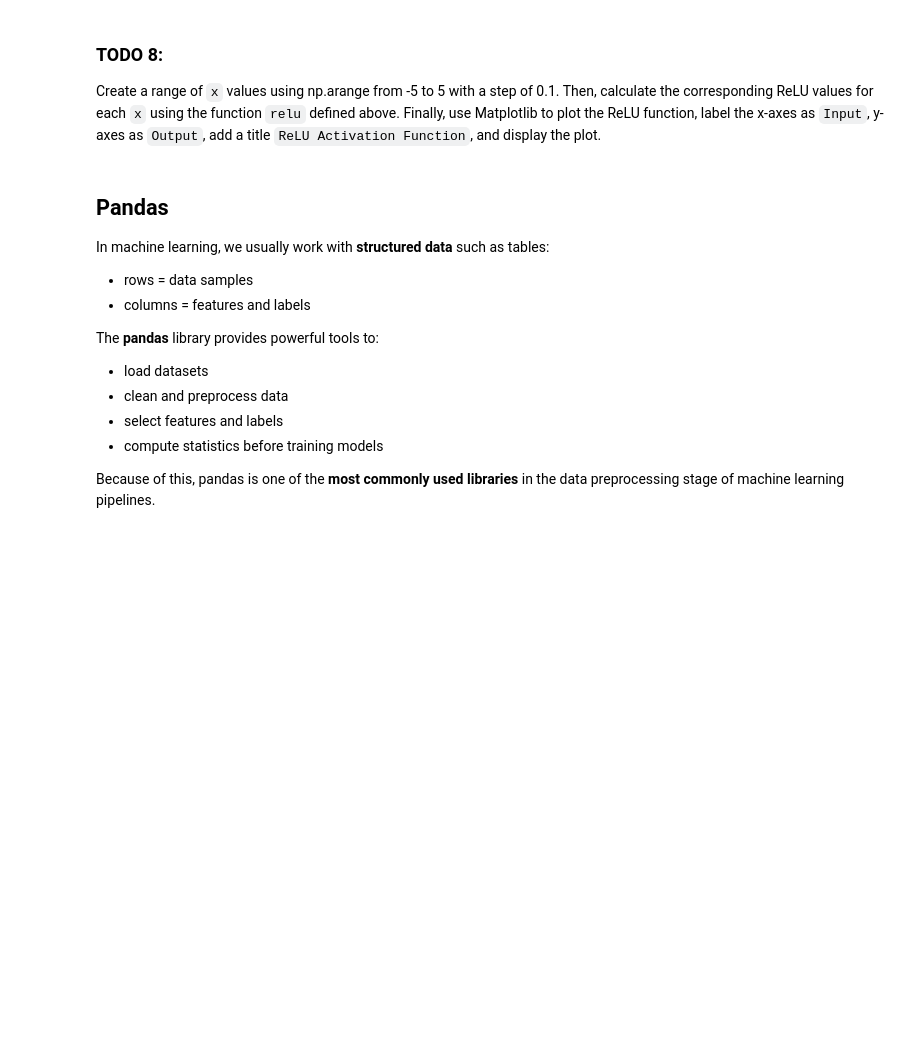
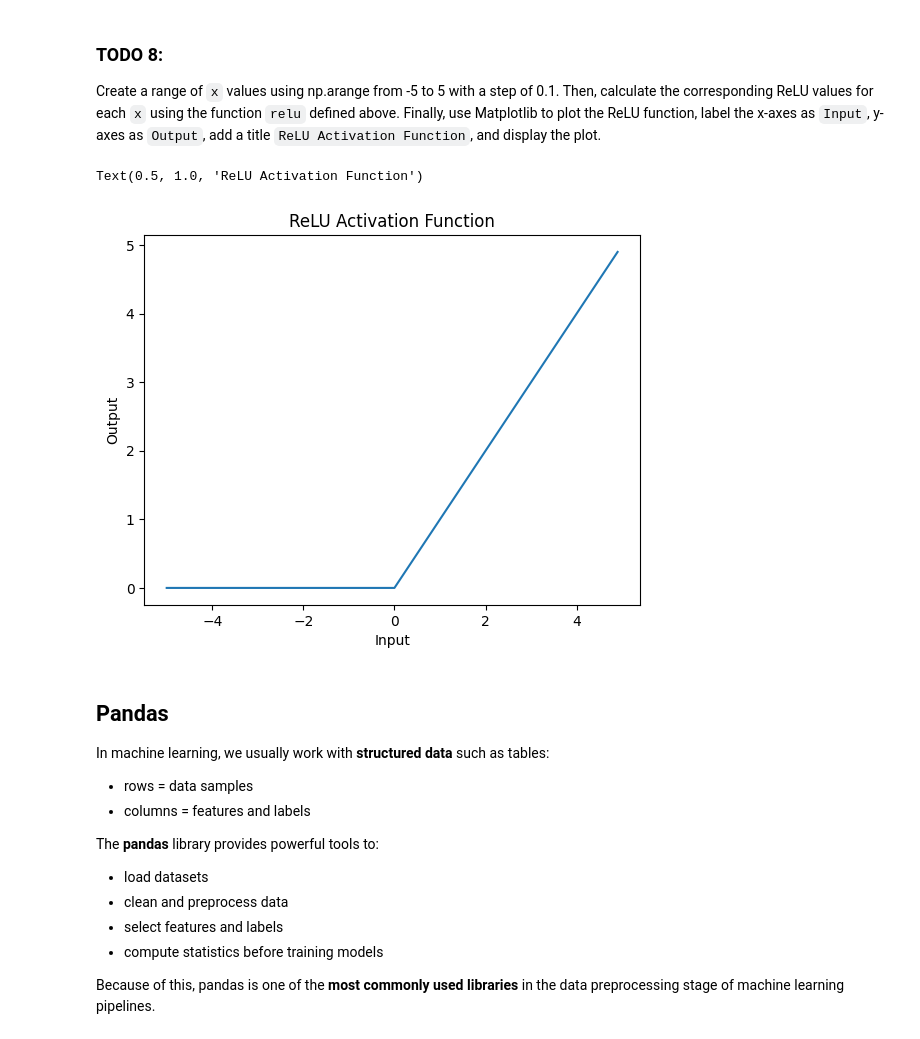
Before and after one commit to chenghungchung/EE538, a Jupyter notebook: Python_Refresher.ipynb, the cells around one changed output. Drawn from its saved outputs; the diff is of its cells as text; code cells hidden in the pictures; blank space fills up the shorter version.

```diff
--- a/Python_Refresher.ipynb
+++ b/Python_Refresher.ipynb
@@ -1017,6 +1029,10 @@ $$
 f(x)=max(0,x)
 $$
 This function should work on a single number and also a NumPy array. Hint: use NumPy's `maximum` function.
+# %%
+#f(x)=max(0,x)
+def relu(x):
+  return np.maximum(0,x)
 # %% [markdown]
 ### **TODO 7**:
 Compute and print `relu` of 3, -2 and `z`.
@@ -1083,6 +1114,17 @@ You can read much more about the `subplot` function in the [documentation](http:
 # %% [markdown]
 ### **TODO 8**:
 Create a range of `x` values using np.arange from -5 to 5 with a step of 0.1. Then, calculate the corresponding ReLU values for each `x` using the function `relu` defined above. Finally, use Matplotlib to plot the ReLU function, label the x-axes as `Input`, y-axes as `Output`, add a title `ReLU Activation Function`, and display the plot.
+# %%
+x_value = np.arange(-5,5,0.1)
+y_value = relu(x_value)
+
+plt.plot(x_value,y_value)
+plt.xlabel('Input')
+plt.ylabel('Output')
+plt.title('ReLU Activation Function')
+# %% [output]
+Text(0.5, 1.0, 'ReLU Activation Function')
+[figure, added]
 # %% [markdown]
 ## Pandas
 In machine learning, we usually work with **structured data** such as tables:
```
Also changed, not shown: parts of 24 cells of this notebook.
